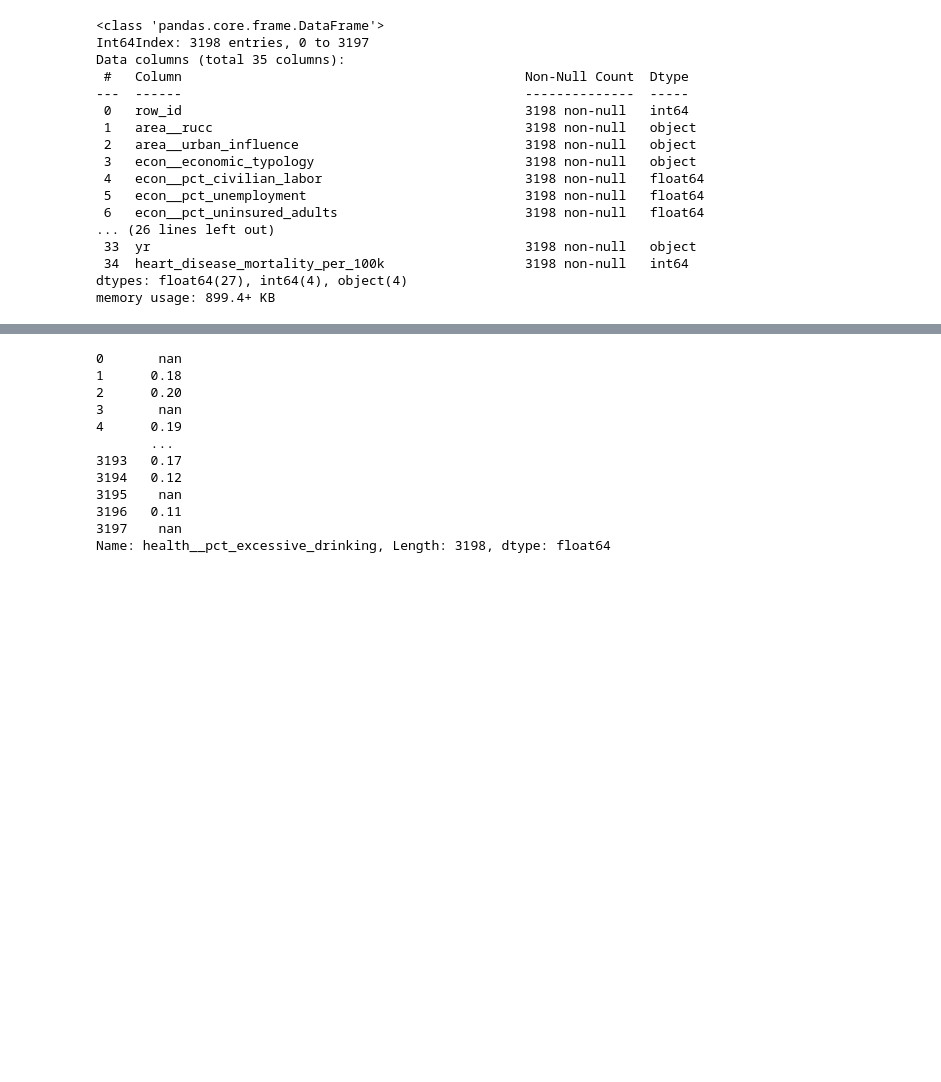
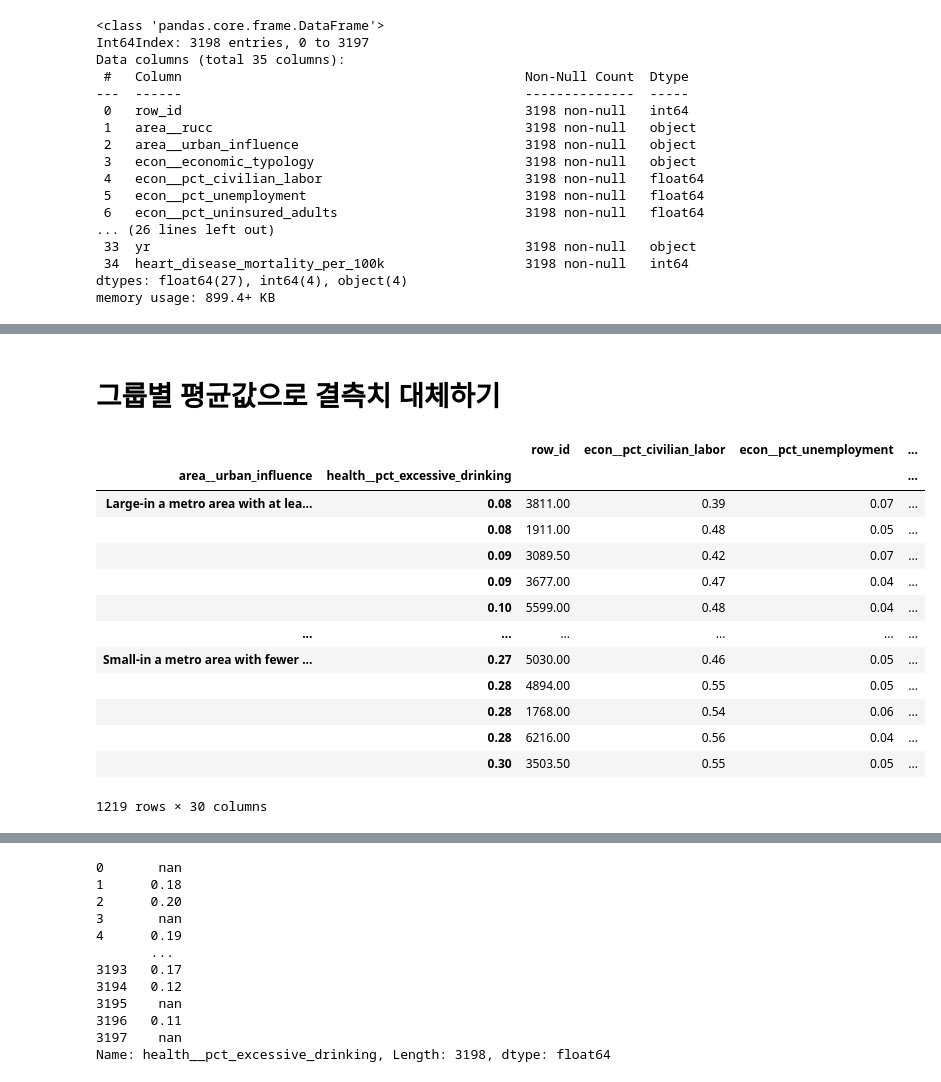
Before and after one commit to JisueKim/DataAnalyst, a Jupyter notebook: Predict/HeartDiseasePredict.ipynb, the cells around one changed output, grey strips where cells are left out. Cells and saved outputs as stored; diff of their text form; code cells hidden in the pictures; blank space fills up the shorter version.

```diff
--- a/Predict/HeartDiseasePredict.ipynb
+++ b/Predict/HeartDiseasePredict.ipynb
@@ -187,6 +193,8 @@ df['demo__pct_below_18_years_of_age'] = df['demo__pct_below_18_years_of_age'].fi
 df['demo__pct_aged_65_years_and_older'] = df['demo__pct_aged_65_years_and_older'].fillna(df['demo__pct_aged_65_years_and_older'].mean())
 # %%
 df['demo__pct_hispanic'] = df['demo__pct_hispanic'].fillna(df['demo__pct_hispanic'].mean())
+# %%
+df['demo__pct_non_hispanic_white'] = df['demo__pct_non_hispanic_white'].fillna(df['demo__pct_non_hispanic_white'].mean())
 # %%
 df['demo__pct_non_hispanic_african_american'] = df['demo__pct_non_hispanic_african_american'].fillna(df['demo__pct_non_hispanic_african_american'].mean())
 # %%
@@ -223,0 +258,19 @@ memory usage: 899.4+ KB
+# %% [markdown]
+# 그룹별 평균값으로 결측치 대체하기
+# %%
+df.groupby(['area__urban_influence','health__pct_excessive_drinking']).mean()
+# %% [output]
+|  |  | row_id | econ__pct_civilian_labor | econ__pct_unemployment | ... |
+| area__urban_influence | health__pct_excessive_drinking |  |  |  | ... |
+| Large-in a metro area with at lea... | 0.08 | 3811.00 | 0.39 | 0.07 | ... |
+|  | 0.08 | 1911.00 | 0.48 | 0.05 | ... |
+|  | 0.09 | 3089.50 | 0.42 | 0.07 | ... |
+|  | 0.09 | 3677.00 | 0.47 | 0.04 | ... |
+|  | 0.10 | 5599.00 | 0.48 | 0.04 | ... |
+| ... | ... | ... | ... | ... | ... |
+| Small-in a metro area with fewer ... | 0.27 | 5030.00 | 0.46 | 0.05 | ... |
+|  | 0.28 | 4894.00 | 0.55 | 0.05 | ... |
+|  | 0.28 | 1768.00 | 0.54 | 0.06 | ... |
+|  | 0.28 | 6216.00 | 0.56 | 0.04 | ... |
+|  | 0.30 | 3503.50 | 0.55 | 0.05 | ... |
+1219 rows × 30 columns
```
Also changed, not shown: parts of 9 cells of this notebook.
